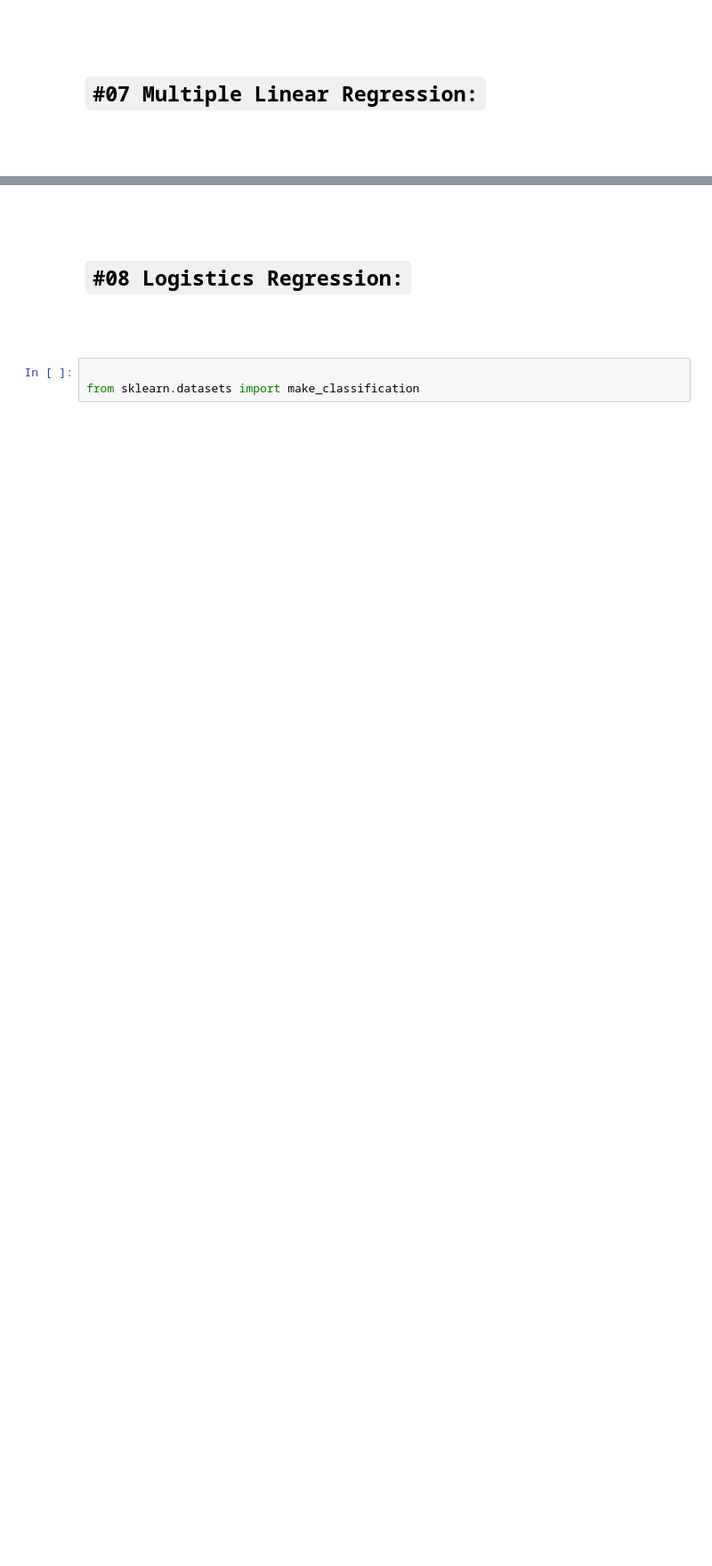
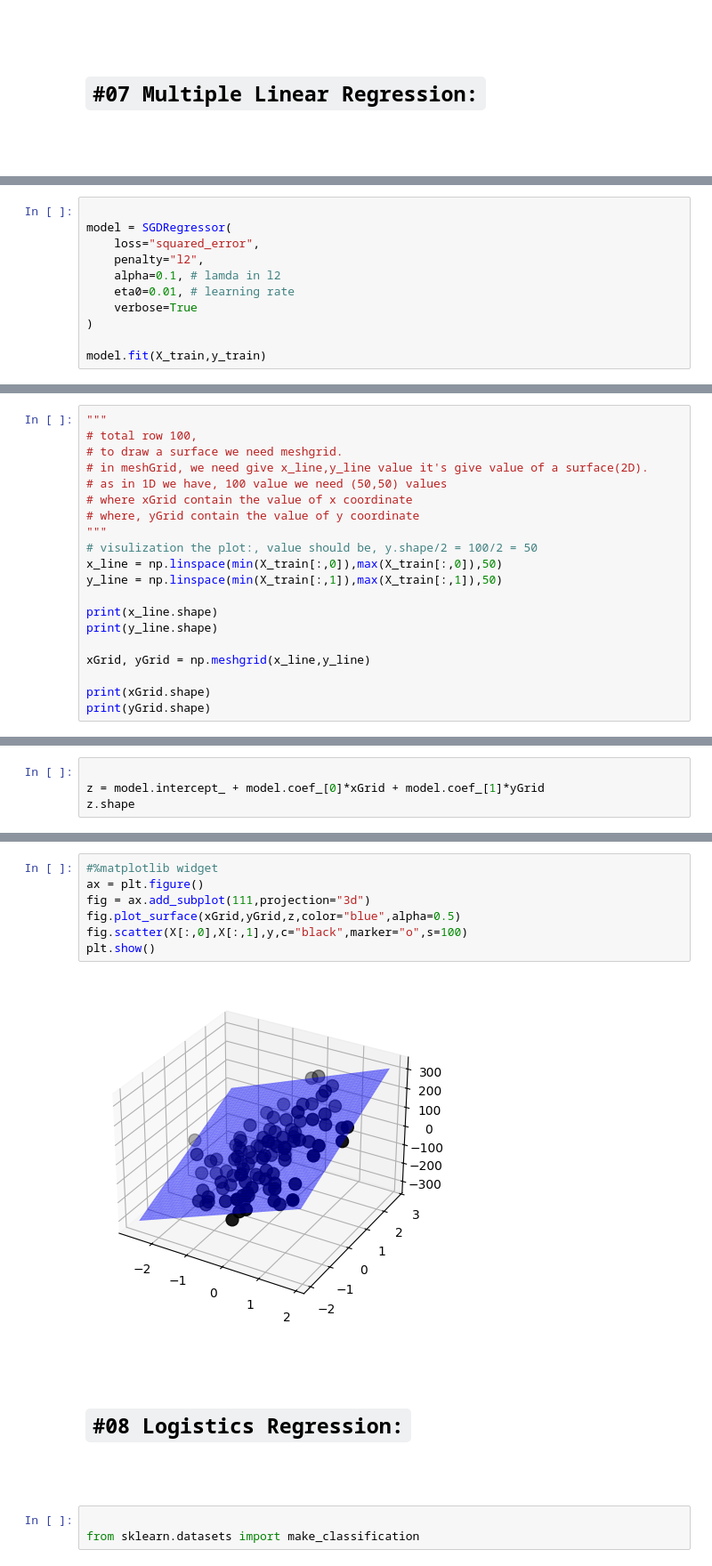
Before and after one commit to yasin-arafat-05/python-academic, a Jupyter notebook: numerical_code/mid.ipynb, the cells around one changed output, grey strips where cells are left out. Shown at 89% size. Cells and saved outputs as stored; diff of their text form; blank space fills up the shorter version.

```diff
--- a/numerical_code/mid.ipynb
+++ b/numerical_code/mid.ipynb
@@ -479,0 +521,11 @@ plt.scatter(x=X,y=y)
+# %%
+
+model = SGDRegressor(
+    loss="squared_error",
+    penalty="l2",
+    alpha=0.1, # lamda in l2
+    eta0=0.01, # learning rate
+    verbose=True
+)
+
+model.fit(X_train,y_train)
@@ -479,0 +567,20 @@ plt.scatter(x=X,y=y)
+# %%
+"""
+# total row 100,
+# to draw a surface we need meshgrid.
+# in meshGrid, we need give x_line,y_line value it's give value of a surface(2D).
+# as in 1D we have, 100 value we need (50,50) values
+# where xGrid contain the value of x coordinate
+# where, yGrid contain the value of y coordinate
+"""
+# visulization the plot:, value should be, y.shape/2 = 100/2 = 50
+x_line = np.linspace(min(X_train[:,0]),max(X_train[:,0]),50)
+y_line = np.linspace(min(X_train[:,1]),max(X_train[:,1]),50)
+
+print(x_line.shape)
+print(y_line.shape)
+
+xGrid, yGrid = np.meshgrid(x_line,y_line)
+
+print(xGrid.shape)
+print(yGrid.shape)
@@ -479,0 +592,4 @@ plt.scatter(x=X,y=y)
+# %%
+
+z = model.intercept_ + model.coef_[0]*xGrid + model.coef_[1]*yGrid
+z.shape
@@ -480,3 +598,12 @@ plt.scatter(x=X,y=y)
+# %%
+#%matplotlib widget
+ax = plt.figure()
+fig = ax.add_subplot(111,projection="3d")
+fig.plot_surface(xGrid,yGrid,z,color="blue",alpha=0.5)
+fig.scatter(X[:,0],X[:,1],y,c="black",marker="o",s=100)
+plt.show()
+# %% [output]
+[figure, added]
 # %% [markdown]
 <br>
 <br>
```
Also changed, not shown: parts of 13 cells of this notebook.
